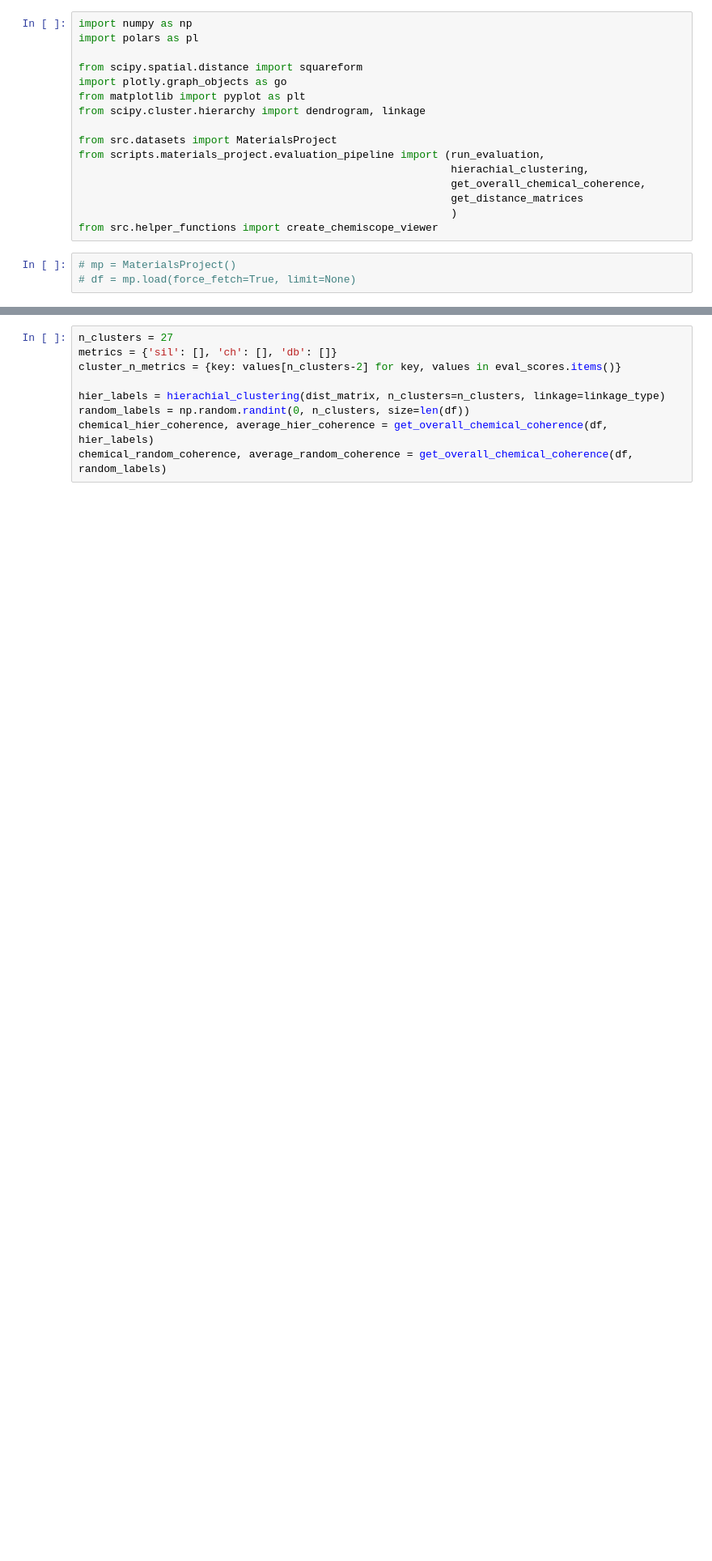
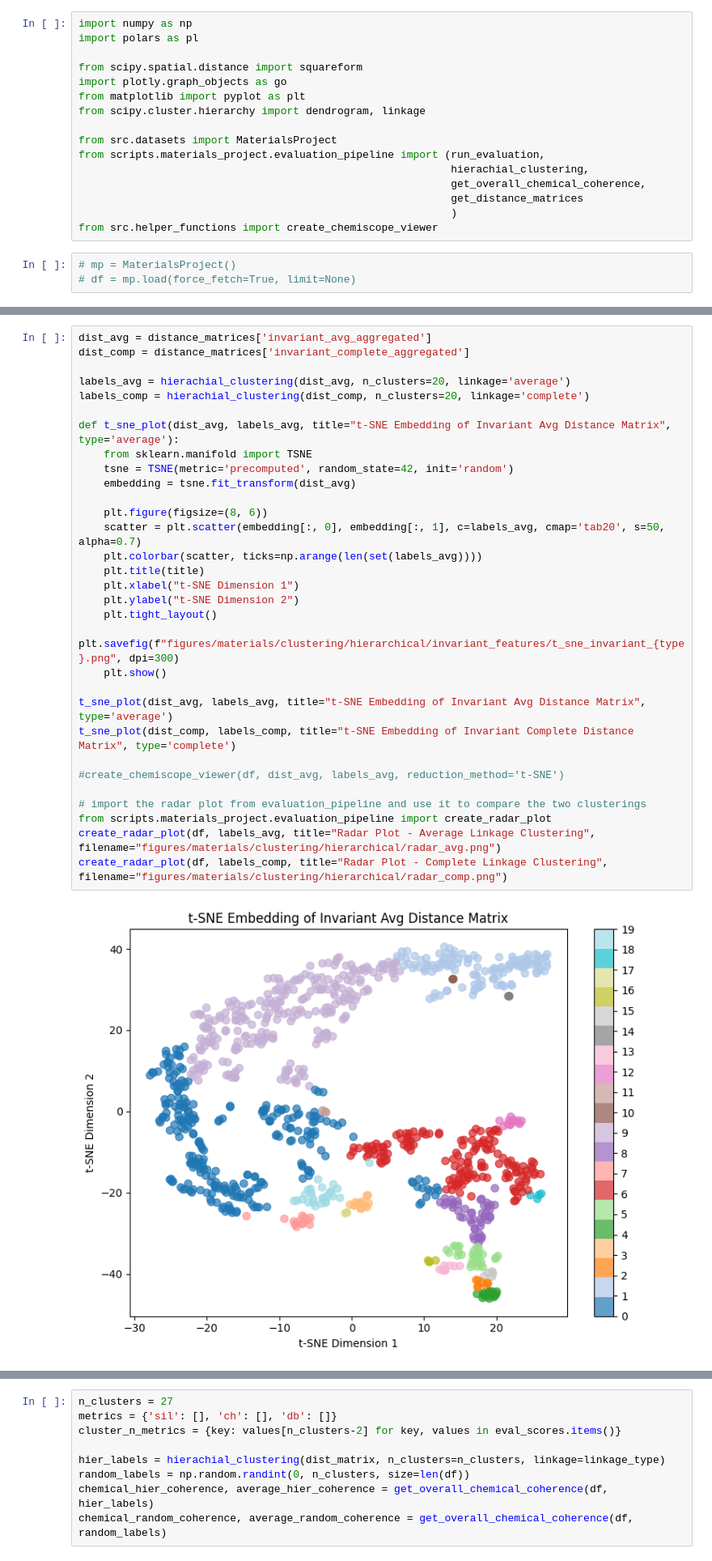
Before and after one commit to karlfindhansen/Non-Euclidean-Distances-in-Molecular-Representation, a Jupyter notebook: notebooks/Materials Project/evaluation/comparative_eval.ipynb, the cells around one changed output, grey strips where cells are left out. Shown at 81% size. Drawn from its saved outputs; the diff is of its cells as text; blank space fills up the shorter version.

```diff
--- a/notebooks/Materials Project/evaluation/comparative_eval.ipynb
+++ b/notebooks/Materials Project/evaluation/comparative_eval.ipynb
@@ -53,0 +117,33 @@ plt.show()
+# %%
+dist_avg = distance_matrices['invariant_avg_aggregated']
+dist_comp = distance_matrices['invariant_complete_aggregated']
+
+labels_avg = hierachial_clustering(dist_avg, n_clusters=20, linkage='average')
+labels_comp = hierachial_clustering(dist_comp, n_clusters=20, linkage='complete')
+
+def t_sne_plot(dist_avg, labels_avg, title="t-SNE Embedding of Invariant Avg Distance Matrix", type='average'):
+    from sklearn.manifold import TSNE
+    tsne = TSNE(metric='precomputed', random_state=42, init='random')
+    embedding = tsne.fit_transform(dist_avg)
+
+    plt.figure(figsize=(8, 6))
+    scatter = plt.scatter(embedding[:, 0], embedding[:, 1], c=labels_avg, cmap='tab20', s=50, alpha=0.7)
+    plt.colorbar(scatter, ticks=np.arange(len(set(labels_avg))))
+    plt.title(title)
+    plt.xlabel("t-SNE Dimension 1")
+    plt.ylabel("t-SNE Dimension 2")
+    plt.tight_layout()
+    plt.savefig(f"figures/materials/clustering/hierarchical/invariant_features/t_sne_invariant_{type}.png", dpi=300)
+    plt.show()
+
+t_sne_plot(dist_avg, labels_avg, title="t-SNE Embedding of Invariant Avg Distance Matrix", type='average')
+t_sne_plot(dist_comp, labels_comp, title="t-SNE Embedding of Invariant Complete Distance Matrix", type='complete')
+
+#create_chemiscope_viewer(df, dist_avg, labels_avg, reduction_method='t-SNE')
+
+# import the radar plot from evaluation_pipeline and use it to compare the two clusterings
+from scripts.materials_project.evaluation_pipeline import create_radar_plot
+create_radar_plot(df, labels_avg, title="Radar Plot - Average Linkage Clustering", filename="figures/materials/clustering/hierarchical/radar_avg.png")
+create_radar_plot(df, labels_comp, title="Radar Plot - Complete Linkage Clustering", filename="figures/materials/clustering/hierarchical/radar_comp.png")
+# %% [output]
+[figure, added]
```
Also changed, not shown: parts of 8 cells of this notebook, 4 other files.
